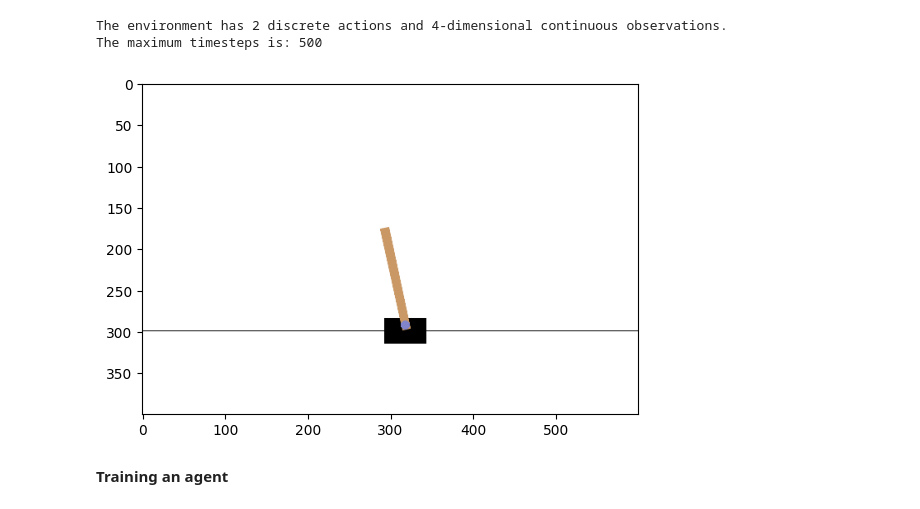
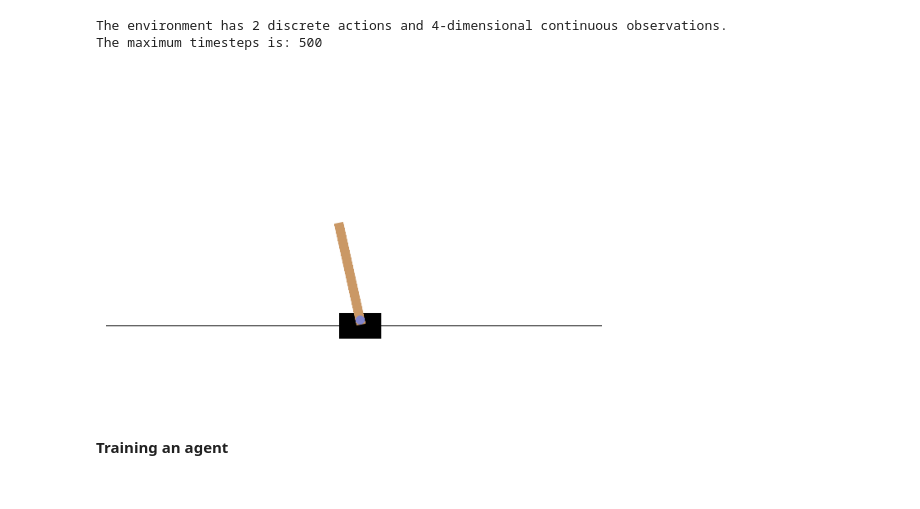
Before and after one commit to robert-lieck/rldurham, a Jupyter notebook: notebooks/Lecture_2_Gym.ipynb, the cells around one changed output. Drawn from its saved outputs; the diff is of its cells as text; code cells hidden in the pictures.

```diff
--- a/notebooks/Lecture_2_Gym.ipynb
+++ b/notebooks/Lecture_2_Gym.ipynb
@@ -106,18 +162,18 @@ The maximum timesteps is: 500
 # %%
 for episode in range(1):
     observation, info = env.reset()
-    rld.render(env)
+    rld.render(env, clear=True)
     done = False
     for step in range(200):
         action = env.action_space.sample()  # random action
         observation, reward, terminated, truncated, info = env.step(action)
-        rld.render(env)
+        rld.render(env, clear=True)
         done = terminated or truncated
         if done:
             break
 env.close()
 # %% [output]
-[figure, old version]
+[figure, new version]
 # %% [markdown]
 **Training an agent**
 # %%
```
Also changed, not shown: parts of 6 cells of this notebook, 18 other files.
